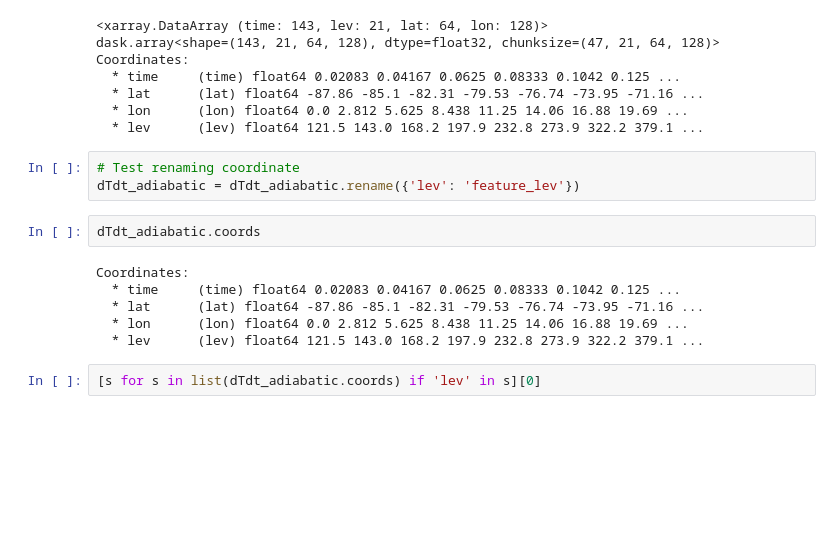
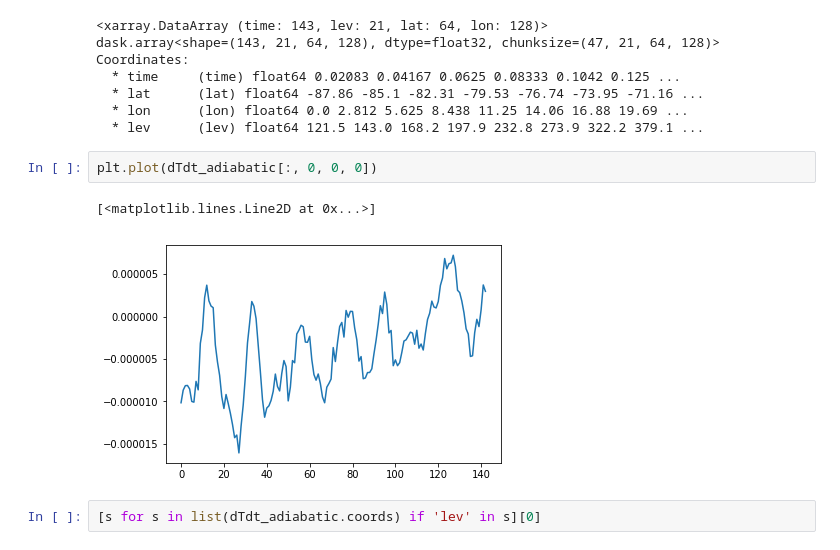
Before and after one commit to raspstephan/CBRAIN-CAM, a Jupyter notebook: data_processing/explore_aqua_files.ipynb, the cells around one changed output. Saved outputs shown, nothing was run; the diff lists cells and outputs as text; blank space fills up the shorter version.

```diff
--- a/data_processing/explore_aqua_files.ipynb
+++ b/data_processing/explore_aqua_files.ipynb
@@ -64,17 +74,11 @@ Coordinates:
   * lat      (lat) float64 -87.86 -85.1 -82.31 -79.53 -76.74 -73.95 -71.16 ...
   * lon      (lon) float64 0.0 2.812 5.625 8.438 11.25 14.06 16.88 19.69 ...
   * lev      (lev) float64 121.5 143.0 168.2 197.9 232.8 273.9 322.2 379.1 ...
-# %%
-# Test renaming coordinate
-dTdt_adiabatic = dTdt_adiabatic.rename({'lev': 'feature_lev'})
-# %%
-dTdt_adiabatic.coords
-# %% [output]
-Coordinates:
-  * time     (time) float64 0.02083 0.04167 0.0625 0.08333 0.1042 0.125 ...
-  * lat      (lat) float64 -87.86 -85.1 -82.31 -79.53 -76.74 -73.95 -71.16 ...
-  * lon      (lon) float64 0.0 2.812 5.625 8.438 11.25 14.06 16.88 19.69 ...
-  * lev      (lev) float64 121.5 143.0 168.2 197.9 232.8 273.9 322.2 379.1 ...
+# %%
+plt.plot(dTdt_adiabatic[:, 0, 0, 0])
+# %% [output]
+[<matplotlib.lines.Line2D at 0x...>]
+[figure, added]
 # %%
 [s for s in list(dTdt_adiabatic.coords) if 'lev' in s][0]
 # %% [output]
```
Also changed, not shown: parts of 6 cells of this notebook, 1 other file.
